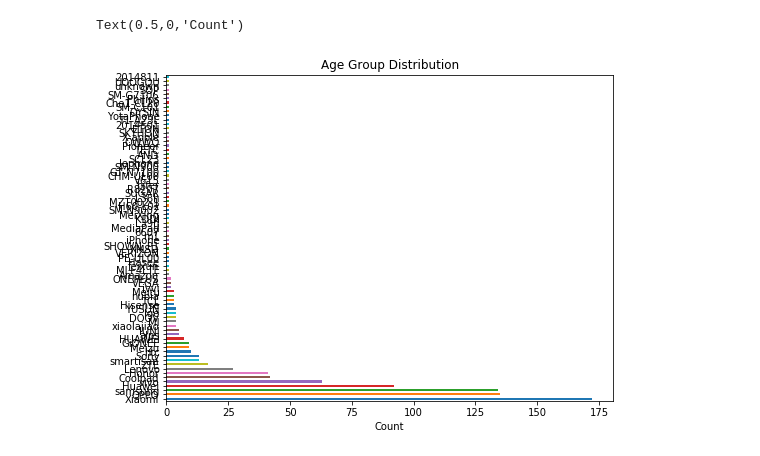
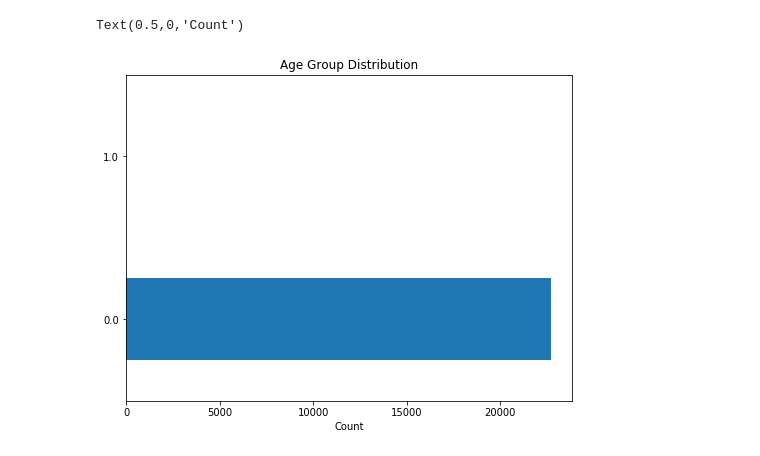
Before and after one commit to jhyehuang/sex_age, a Jupyter notebook: 01_dev_brand.ipynb, the cells around one changed output. Drawn from its saved outputs; the diff is of its cells as text; code cells hidden in the pictures.

```diff
--- a/01_dev_brand.ipynb
+++ b/01_dev_brand.ipynb
@@ -21,2 +19,2 @@ logging.basicConfig(
 # %%
-deviceid_packages=pd.read_csv(FLAGS.file_path+'deviceid_packages.csv')
+deviceid_packages_01 = pd.read_csv(FLAGS.file_path +'03_deviceid_packages.csv',)
@@ -27,3 +21,5 @@ deviceid_train=dev_id_train()
 # %%
-deviceid_train=pd.merge(deviceid_packages,deviceid_train,on=['device_id'],how='left')
-deviceid_train=pd.merge(deviceid_train,deviceid_brand,on=['device_id'],how='left')
+deviceid_train=pd.read_csv(FLAGS.file_path+'deviceid_train.csv')
+deviceid_test=pd.read_csv(FLAGS.file_path+'deviceid_test.csv')
+deviceid_train=pd.merge(deviceid_train,deviceid_packages_01,on=['device_id'],how='left')
+deviceid_test=pd.merge(deviceid_test,deviceid_packages_01,on=['device_id'],how='left')
@@ -58,11 +75,11 @@ array(['Sony', 'Xiaomi', 'OPPO', 'vivo', 'ZTE', 'Meizu', 'Huawei',
 # %%
 
 
 fig,ax = plt.subplots(figsize=(8,6))
 
-deviceid_train_1.brand.value_counts().plot(kind='barh')
+deviceid_test['1_丑_汽车'].value_counts().plot(kind='barh')
 plt.title('Age Group Distribution')
 plt.xlabel('Count')
 # %% [output]
 Text(0.5,0,'Count')
-[figure, old version]
+[figure, new version]
```
Also changed, not shown: parts of 11 cells of this notebook, 4 other files.
